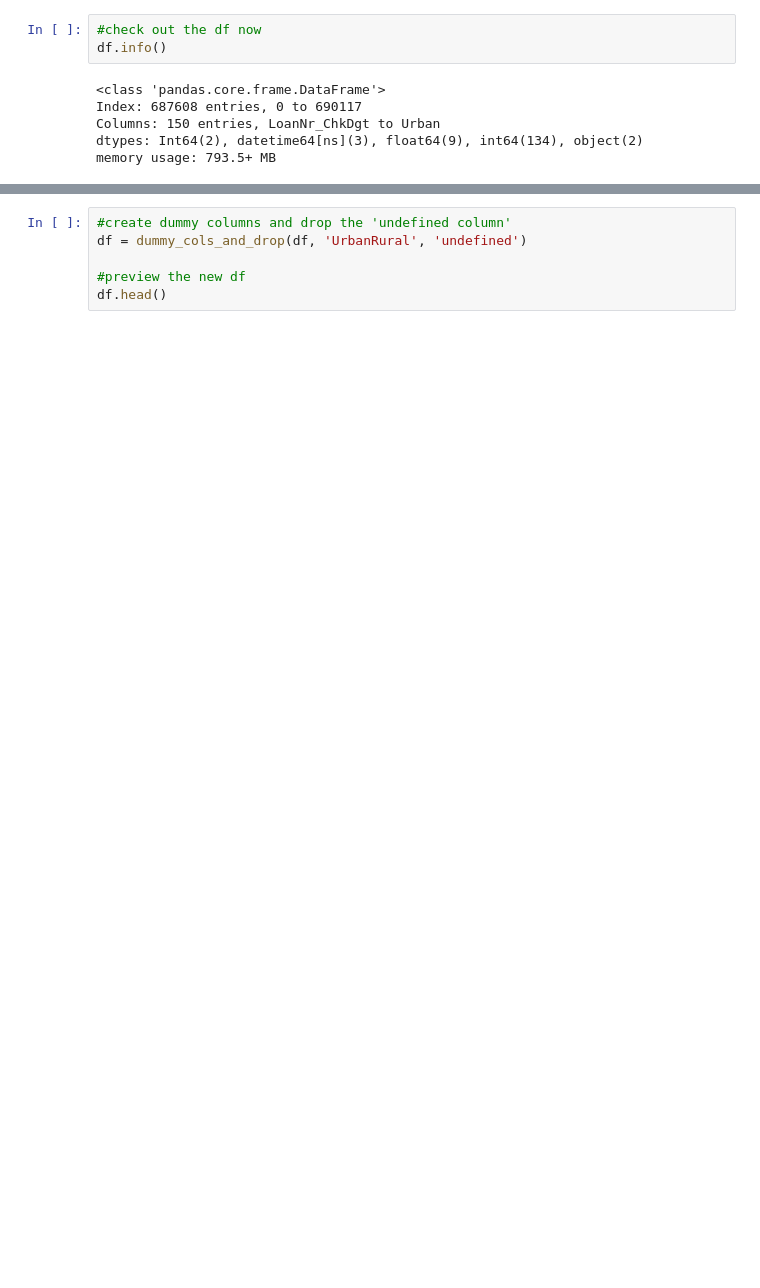
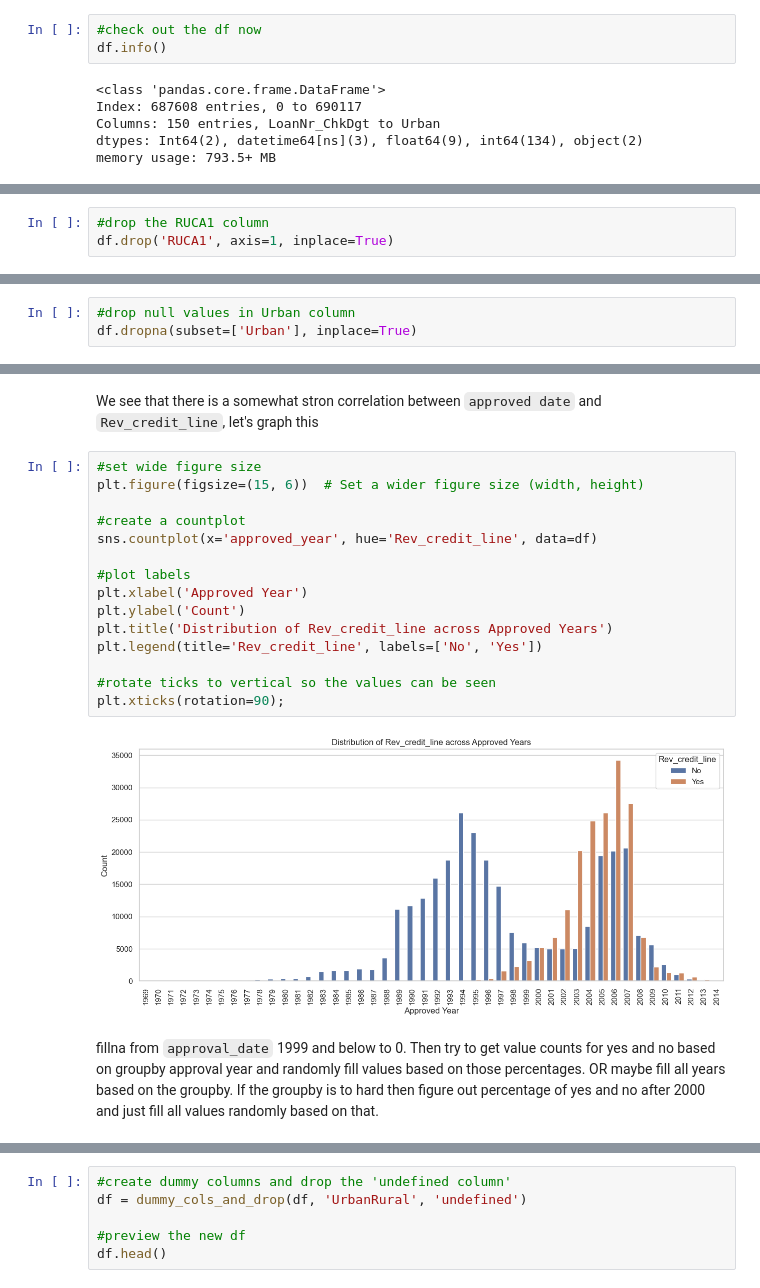
Before and after one commit to joshuaedelstein15/Loan_default, a Jupyter notebook: notebook.ipynb, the cells around one changed output, grey strips where cells are left out. Cells and saved outputs as stored; diff of their text form; blank space fills up the shorter version.

```diff
--- a/notebook.ipynb
+++ b/notebook.ipynb
@@ -928,0 +926,3 @@ Name: count, dtype: int64
+# %%
+#drop the RUCA1 column
+df.drop('RUCA1', axis=1, inplace=True)
@@ -928,0 +954,3 @@ Name: count, dtype: int64
+# %%
+#drop null values in Urban column
+df.dropna(subset=['Urban'], inplace=True)
@@ -928,0 +991,21 @@ Name: count, dtype: int64
+# %% [markdown]
+We see that there is a somewhat stron correlation between `approved date` and `Rev_credit_line`, let's graph this
+# %%
+#set wide figure size
+plt.figure(figsize=(15, 6))  # Set a wider figure size (width, height)
+
+#create a countplot
+sns.countplot(x='approved_year', hue='Rev_credit_line', data=df)
+
+#plot labels
+plt.xlabel('Approved Year')
+plt.ylabel('Count')
+plt.title('Distribution of Rev_credit_line across Approved Years')
+plt.legend(title='Rev_credit_line', labels=['No', 'Yes'])
+
+#rotate ticks to vertical so the values can be seen
+plt.xticks(rotation=90);
+# %% [output]
+[figure, added]
+# %% [markdown]
+fillna from `approval_date` 1999 and below to 0. Then try to get value counts for yes and no based on groupby approval year and randomly fill values based on those percentages. OR maybe fill all years based on the groupby. If the groupby is to hard then figure out percentage of yes and no after 2000 and just fill all values randomly based on that.
```
Also changed, not shown: parts of 45 cells of this notebook.
